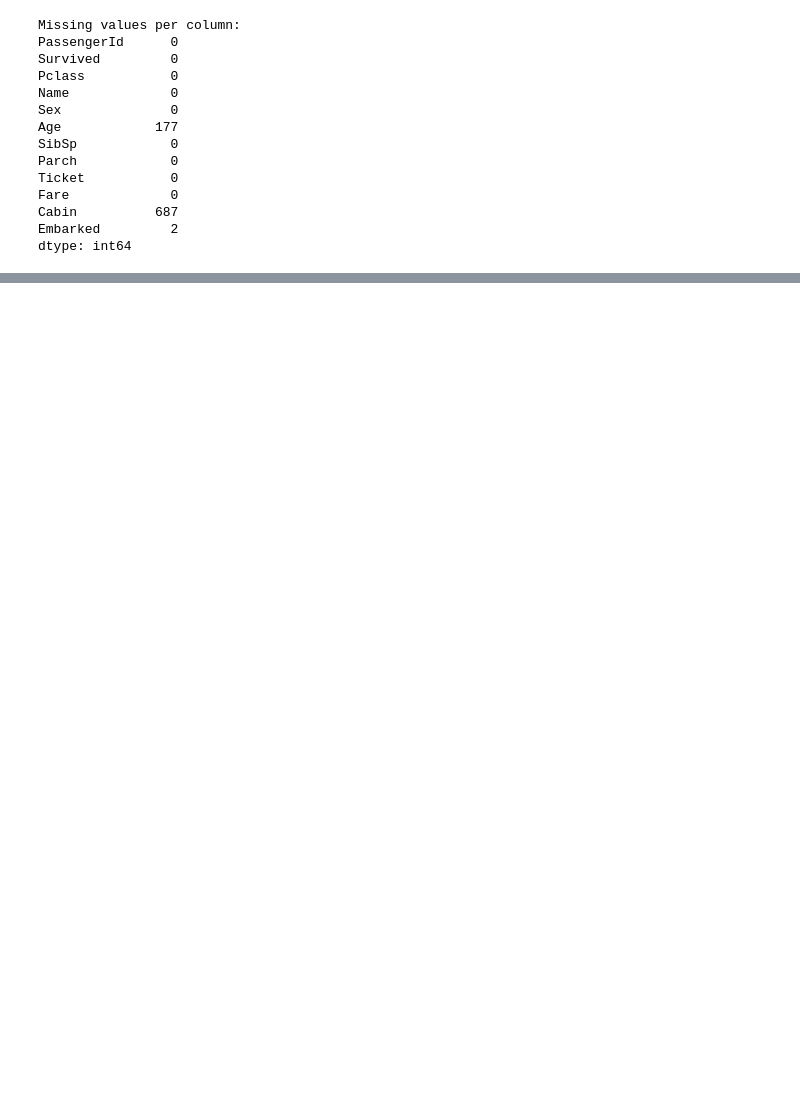
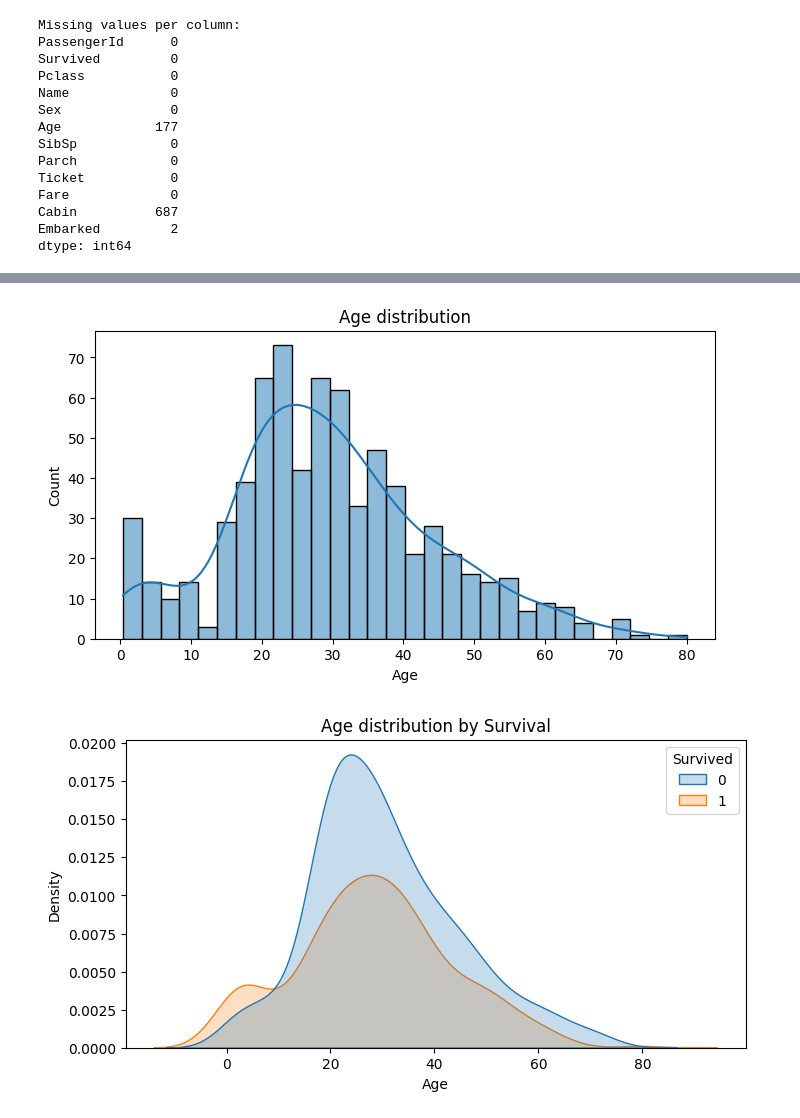
Before and after one commit to AmolSadana012/Titanic_Survival_Prediction, a Jupyter notebook: Titanic_survival_predict.ipynb, the cells around one changed output, grey strips where cells are left out. Cells and saved outputs as stored; diff of their text form; code cells hidden in the pictures; blank space fills up the shorter version.

```diff
--- a/Titanic_survival_predict.ipynb
+++ b/Titanic_survival_predict.ipynb
@@ -90,0 +123,15 @@ Duplicate rows: 0
+# %%
+# Age distribution
+plt.figure(figsize=(8,4))
+sns.histplot(data=df, x='Age', bins=30, kde=True)
+plt.title("Age distribution")
+plt.show()
+# KDE by survival (drop null ages)
+# To check if age correlates with survival?
+plt.figure(figsize=(8,4))
+sns.kdeplot(data=df[df['Age'].notna()], x='Age', hue='Survived', fill=True)
+plt.title("Age distribution by Survival")
+plt.show()
+# %% [output]
+[figure, added]
+[figure, added]
```
Also changed, not shown: parts of 9 cells of this notebook.
